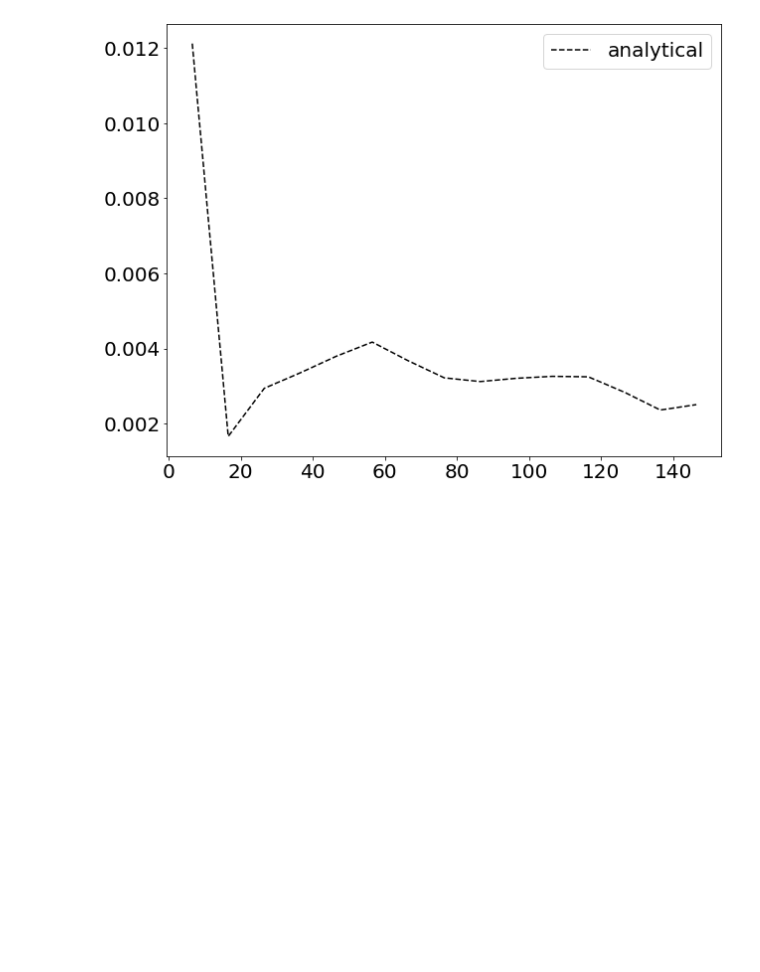
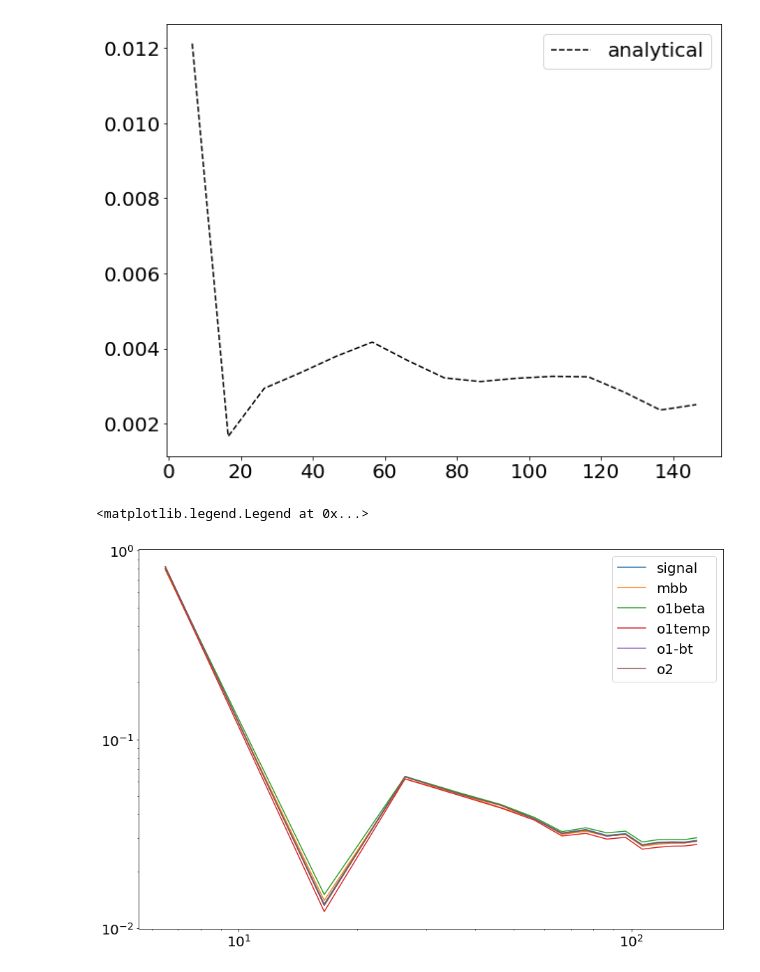
Before and after one commit to LeoVacher/moments-crosscell, a Jupyter notebook: notebook-plots/Compute-analytical-moments.ipynb, the cells around one changed output. Saved outputs shown, nothing was run; the diff lists cells and outputs as text; code cells hidden in the pictures; blank space fills up the shorter version.

```diff
--- a/notebook-plots/Compute-analytical-moments.ipynb
+++ b/notebook-plots/Compute-analytical-moments.ipynb
@@ -377,5 +387,18 @@ def modelmbb(nu,p):
 f=6
 modelf= np.array([sky.get_emission(freq[f] * u.GHz).to(u.uK_CMB, equivalencies=u.cmb_equivalencies(freq[f]*u.GHz)).value for f in range(len(freq))])
 modelBB= get_dl_bb_mom(modelf[f,1]+1j*modelf[f,2],modelf[f,1]+1j*modelf[f,2])[:15]
+# %%
+plt.figure(figsize=(15,10))
+plt.plot(leff[:Nell],modelBB,label='signal')
+plt.plot(leff[:Nell],modelmbb(100,p),label='mbb')
+plt.plot(leff[:Nell],modelmomo1beta(100,p),label='o1beta')
+plt.plot(leff[:Nell],modelmomo1temp(100,p),label='o1temp')
+plt.plot(leff[:Nell],modelmomo1(100,p),label='o1-bt')
+plt.plot(leff[:Nell],modelmomo2(100,p),label='o2')
+plt.loglog()
+plt.legend()
+# %% [output]
+<matplotlib.legend.Legend at 0x...>
+[figure, added]
 # %%
 plt.figure(figsize=(15,10))
```
Also changed, not shown: parts of 6 cells of this notebook.
